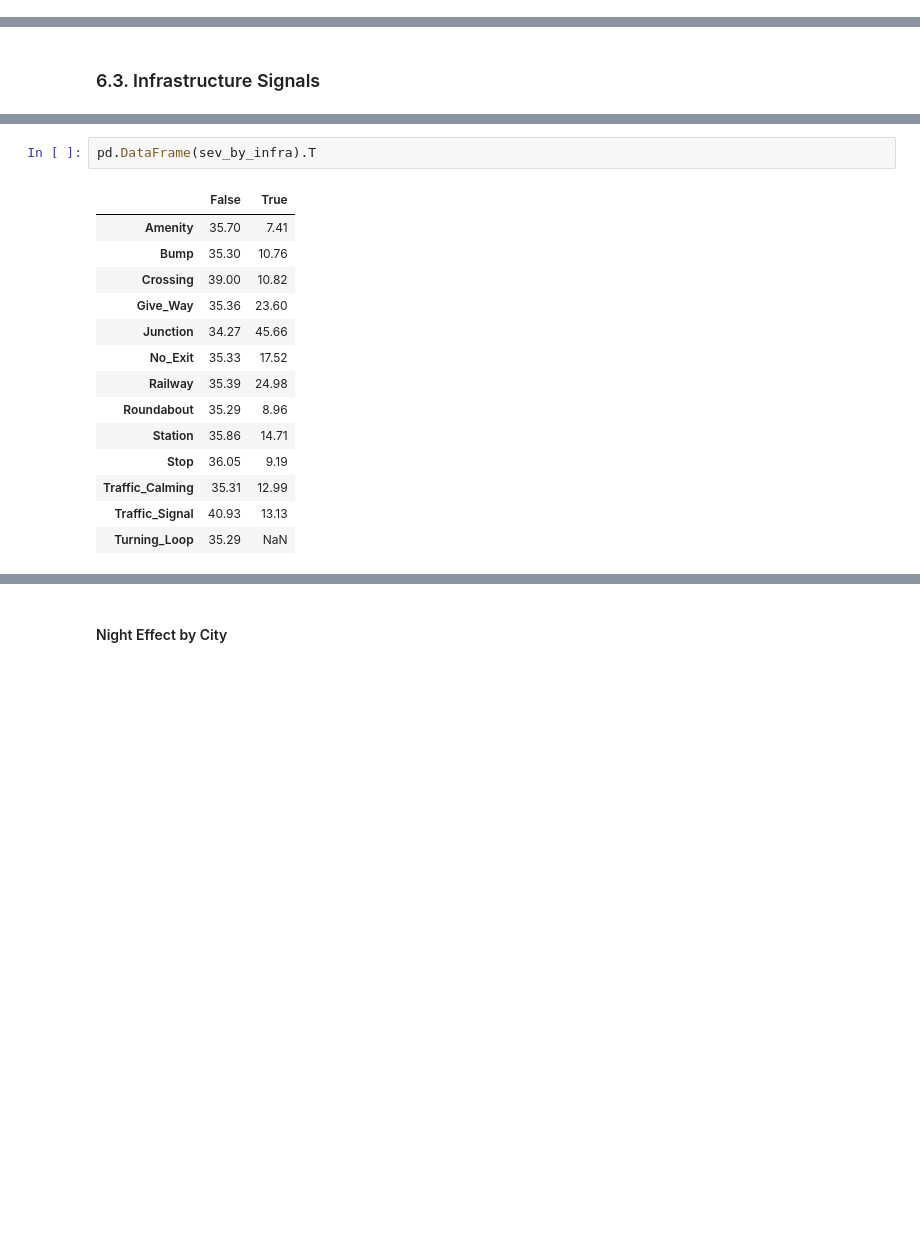
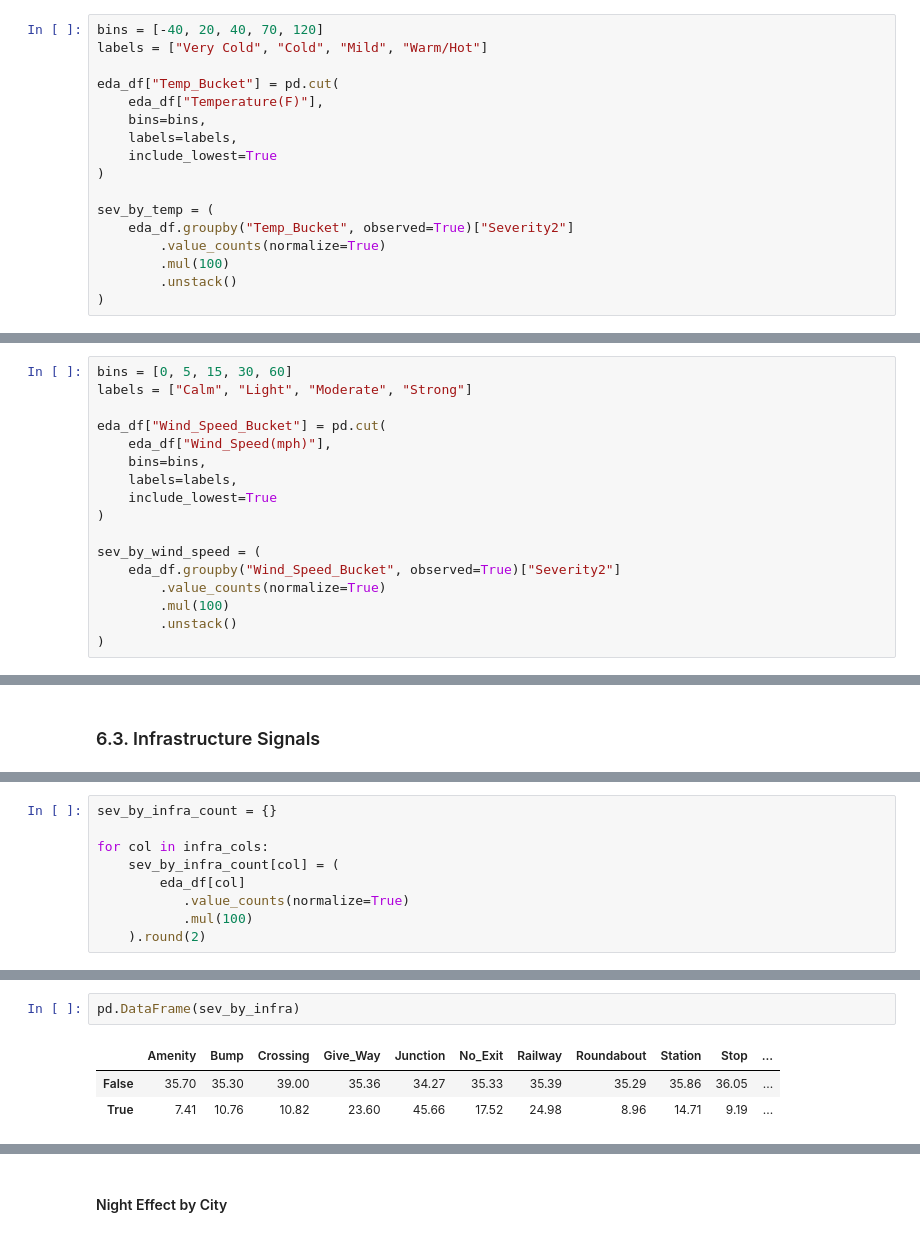
Before and after one commit to cdngouma/traffic-severity-generalization, a Jupyter notebook: notebooks/01_data_audit.ipynb, the cells around one changed output, grey strips where cells are left out. Cells and saved outputs as stored; diff of their text form; blank space fills up the shorter version.

```diff
--- a/notebooks/01_data_audit.ipynb
+++ b/notebooks/01_data_audit.ipynb
@@ -898,0 +907,17 @@ Snow and storm conditions exhibit higher proportions of high-impact incidents co
+# %%
+bins = [-40, 20, 40, 70, 120]
+labels = ["Very Cold", "Cold", "Mild", "Warm/Hot"]
+
+eda_df["Temp_Bucket"] = pd.cut(
+    eda_df["Temperature(F)"],
+    bins=bins,
+    labels=labels,
+    include_lowest=True
+)
+
+sev_by_temp = (
+    eda_df.groupby("Temp_Bucket", observed=True)["Severity2"]
+        .value_counts(normalize=True)
+        .mul(100)
+        .unstack()
+)
@@ -898,0 +946,17 @@ Snow and storm conditions exhibit higher proportions of high-impact incidents co
+# %%
+bins = [0, 5, 15, 30, 60]
+labels = ["Calm", "Light", "Moderate", "Strong"]
+
+eda_df["Wind_Speed_Bucket"] = pd.cut(
+    eda_df["Wind_Speed(mph)"],
+    bins=bins,
+    labels=labels,
+    include_lowest=True
+)
+
+sev_by_wind_speed = (
+    eda_df.groupby("Wind_Speed_Bucket", observed=True)["Severity2"]
+        .value_counts(normalize=True)
+        .mul(100)
+        .unstack()
+)
@@ -916,0 +993,9 @@ for col in infra_cols:
+# %%
+sev_by_infra_count = {}
+
+for col in infra_cols:
+    sev_by_infra_count[col] = (
+        eda_df[col]
+           .value_counts(normalize=True)
+           .mul(100)
+    ).round(2)
@@ -917,18 +1020,7 @@ for col in infra_cols:
 # %%
-pd.DataFrame(sev_by_infra).T
+pd.DataFrame(sev_by_infra)
 # %% [output]
-|  | False | True |
-| Amenity | 35.70 | 7.41 |
-| Bump | 35.30 | 10.76 |
-| Crossing | 39.00 | 10.82 |
-| Give_Way | 35.36 | 23.60 |
-| Junction | 34.27 | 45.66 |
-| No_Exit | 35.33 | 17.52 |
-| Railway | 35.39 | 24.98 |
-| Roundabout | 35.29 | 8.96 |
-| Station | 35.86 | 14.71 |
-| Stop | 36.05 | 9.19 |
-| Traffic_Calming | 35.31 | 12.99 |
-| Traffic_Signal | 40.93 | 13.13 |
-| Turning_Loop | 35.29 | NaN |
+|  | Amenity | Bump | Crossing | Give_Way | Junction | No_Exit | Railway | Roundabout | Station | Stop | ... |
+| False | 35.70 | 35.30 | 39.00 | 35.36 | 34.27 | 35.33 | 35.39 | 35.29 | 35.86 | 36.05 | ... |
+| True | 7.41 | 10.76 | 10.82 | 23.60 | 45.66 | 17.52 | 24.98 | 8.96 | 14.71 | 9.19 | ... |
 # %% [markdown]
```
Also changed, not shown: parts of 58 cells of this notebook.
